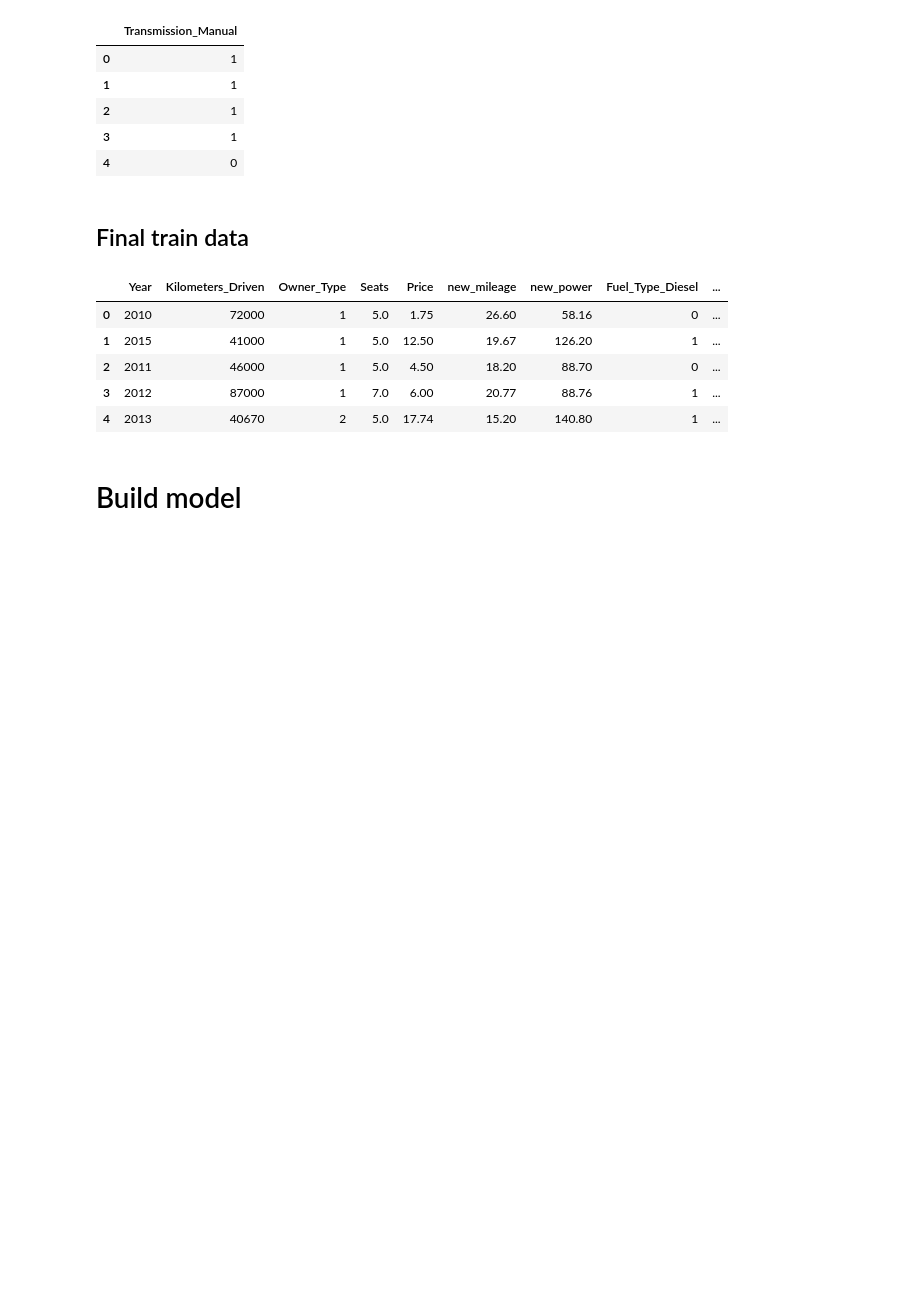
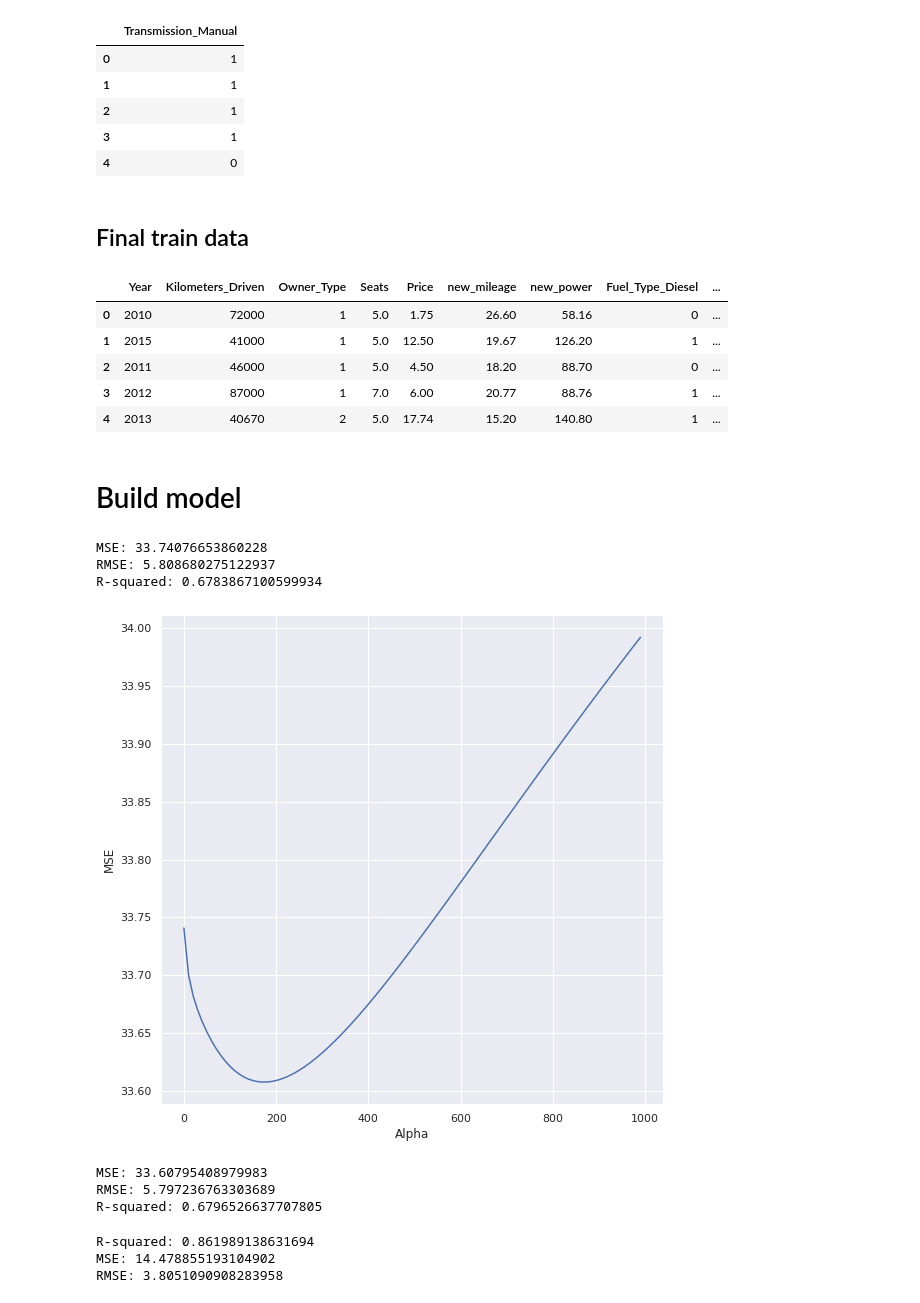
Before and after one commit to KieuSonTung/Data_Preparation, a Jupyter notebook: Week_8_Predict_car_price.ipynb, the cells around one changed output. Drawn from its saved outputs; the diff is of its cells as text; code cells hidden in the pictures; blank space fills up the shorter version.

```diff
--- a/Week_8_Predict_car_price.ipynb
+++ b/Week_8_Predict_car_price.ipynb
@@ -381,0 +384,65 @@ reg.cv_results_
+# %%
+reg = LinearRegression()
+
+reg.fit(x_train, y_train)
+y_pred = reg.predict(x_test)
+
+print('MSE:', str(metrics.mean_squared_error(y_true=y_test, y_pred=y_pred)))
+print('RMSE:', str(metrics.mean_squared_error(y_true=y_test, y_pred=y_pred, squared=False)))
+print('R-squared:', str(reg.score(x_test, y_test)))
+# %% [output]
+MSE: 33.74076653860228
+RMSE: 5.808680275122937
+R-squared: 0.6783867100599934
+# %%
+from sklearn.linear_model import Ridge
+
+mse = []
+
+for a in np.arange(0, 1000, 10):
+
+    ridge = Ridge(alpha=a)
+    ridge.fit(x_train, y_train)
+    y_pred = ridge.predict(x_test)
+
+    mse.append(metrics.mean_squared_error(y_true=y_test, y_pred=y_pred))
+
+data = {'Alpha': np.arange(0, 1000, 10), 'MSE': mse}
+
+df = pd.DataFrame(data=data)
+# %%
+fig, ax = plt.subplots(figsize=(9, 9))
+ax = sns.lineplot(x='Alpha', y='MSE', data=df)
+# %% [output]
+[figure, added]
+# %%
+ridge = Ridge(alpha=190)
+ridge.fit(x_train, y_train)
+y_pred = ridge.predict(x_test)
+
+print('MSE:', str(metrics.mean_squared_error(y_true=y_test, y_pred=y_pred)))
+print('RMSE:', str(metrics.mean_squared_error(y_true=y_test, y_pred=y_pred, squared=False)))
+print('R-squared:', str(ridge.score(x_test, y_test)))
+# %% [output]
+MSE: 33.60795408979983
+RMSE: 5.797236763303689
+R-squared: 0.6796526637707805
+# %%
+# SVR
+
+from sklearn.svm import SVR
+from sklearn.pipeline import make_pipeline
+from sklearn.preprocessing import StandardScaler
+
+regr = make_pipeline(StandardScaler(), SVR(C=200, epsilon=0.2))
+regr.fit(x_train, y_train)
+
+y_pred = regr.predict(x_test)
+
+print('R-squared:', str(regr.score(x_test, y_test)))
+print('MSE:', str(metrics.mean_squared_error(y_true=y_test, y_pred=y_pred)))
+print('RMSE:', str(metrics.mean_squared_error(y_true=y_test, y_pred=y_pred, squared=False)))
+# %% [output]
+R-squared: 0.861989138631694
+MSE: 14.478855193104902
+RMSE: 3.8051090908283958
```
Also changed, not shown: parts of 3 cells of this notebook.
